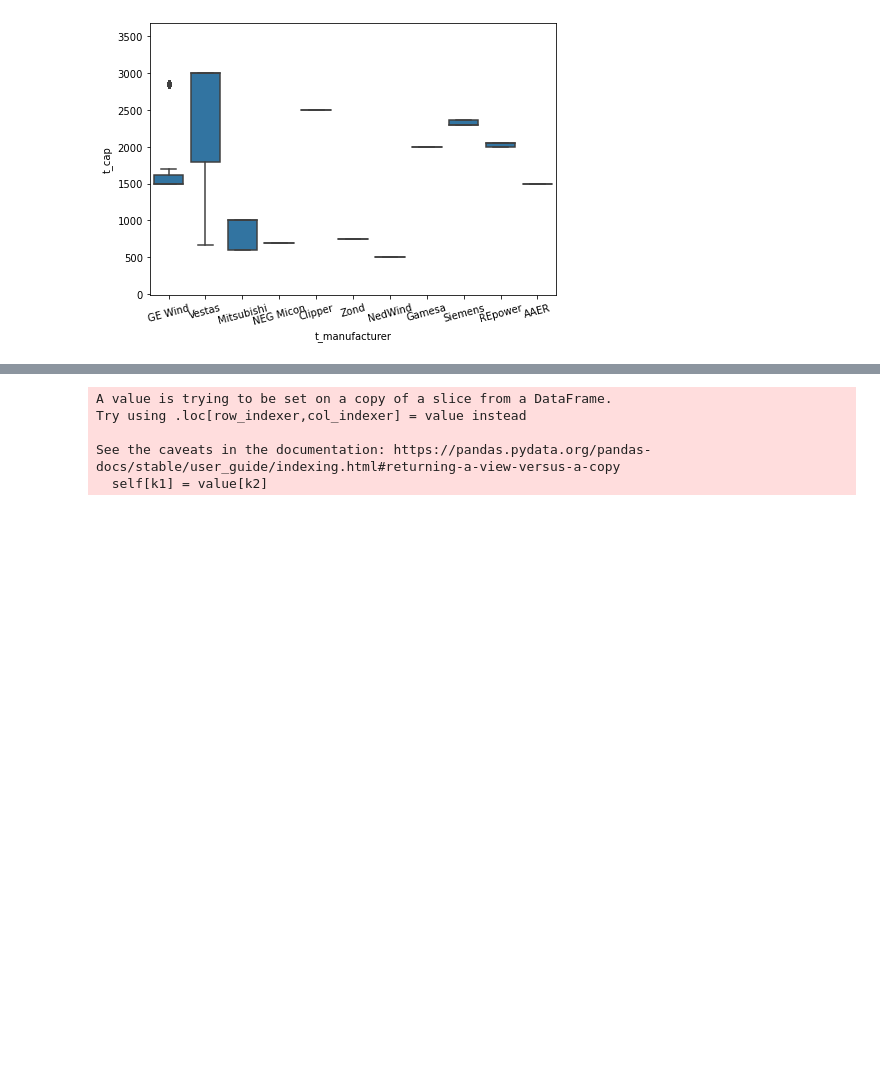
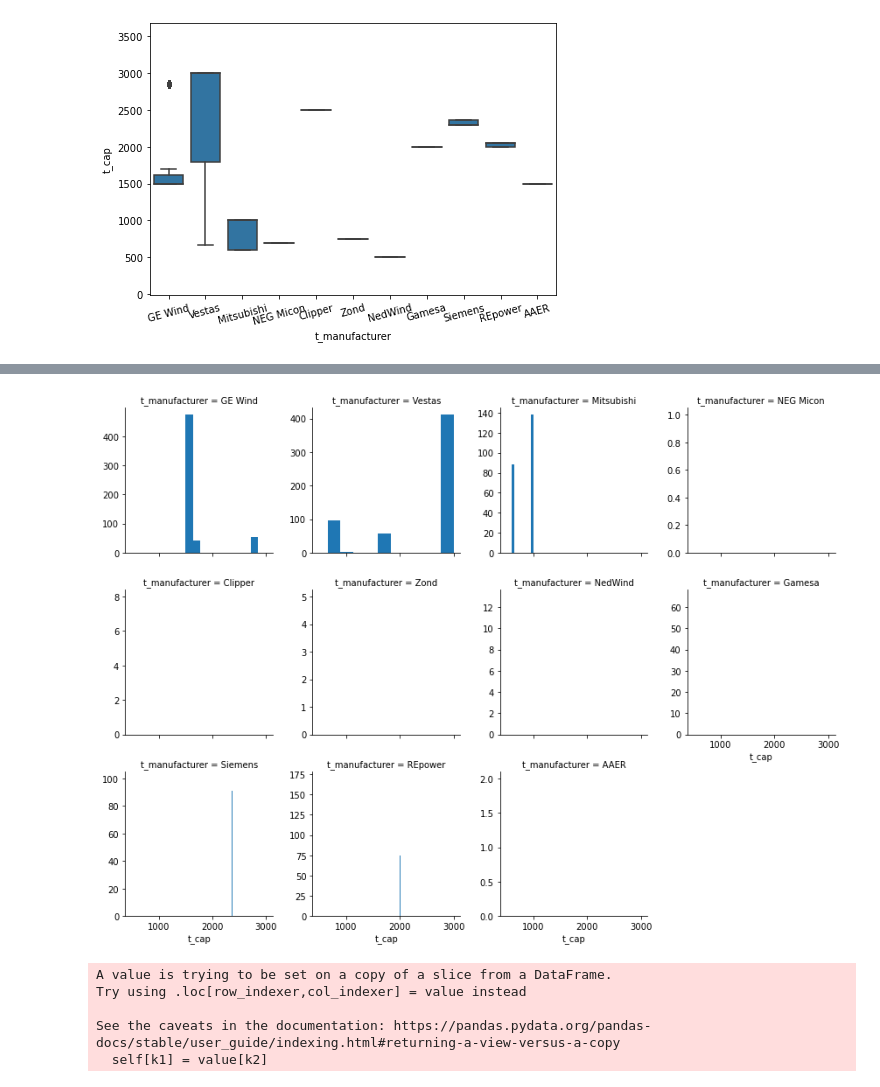
Before and after one commit to cbroomhead/wind_data_project, a Jupyter notebook: wind_turbine_statistics.ipynb, the cells around one changed output, grey strips where cells are left out. Cells and saved outputs as stored; diff of their text form; code cells hidden in the pictures; blank space fills up the shorter version.

```diff
--- a/Wind Turbine Data.ipynb
+++ b/wind_turbine_statistics.ipynb
@@ -327,3 +270,9 @@ plt.ylim(ax1.get_ylim())
+# %%
+# Facet grids
+g = sb.FacetGrid(data = df_CA_manu, col = 't_manufacturer', col_wrap=4, sharey=False)
+g.map(plt.hist, "t_cap");
+# %% [output]
+[figure, added]
 # %%
 df_CA_manu[['AAER', 'Bonus','Clipper', 'Danwin', 'GE Wind', 'Gamesa','Mitsubishi', 'NEG Micon', 'NedWind','Nordtank','Norwin','REpower', 'Siemens', 'Vestas', 'Vestas North America','Zond']] = pd.get_dummies(df_CA_manu['t_manufacturer'])
 # %% [output]
```
Also changed, not shown: parts of 12 cells of this notebook.
